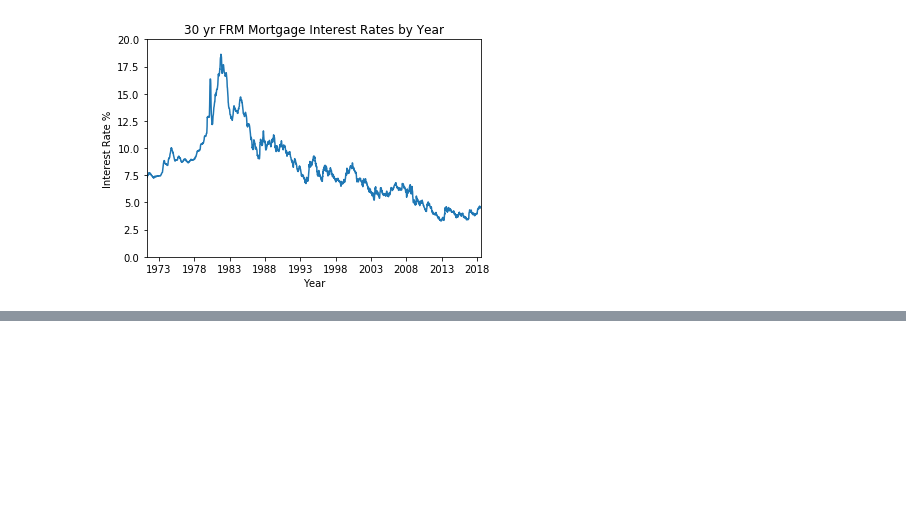
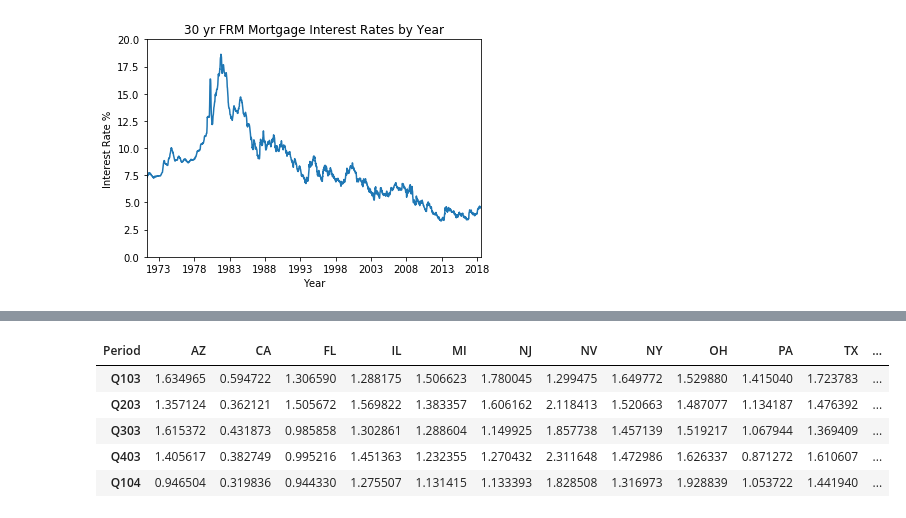
Before and after one commit to bowielh/Project1_Group1, a Jupyter notebook: Housing_Bubble.ipynb, the cells around one changed output, grey strips where cells are left out. Cells and saved outputs as stored; diff of their text form; code cells hidden in the pictures; blank space fills up the shorter version.

```diff
--- a/Housing_Bubble.ipynb
+++ b/Housing_Bubble.ipynb
@@ -133,0 +201,14 @@ df_state90.head()
+# %%
+df_state90 = df24
+df_state90.columns = quarters
+df_state90 = df_state90.set_index('Period')
+df_state90 = df_state90.transpose()
+
+df_state90.head()
+# %% [output]
+| Period | AZ | CA | FL | IL | MI | NJ | NV | NY | OH | PA | TX | ... |
+| Q103 | 1.634965 | 0.594722 | 1.306590 | 1.288175 | 1.506623 | 1.780045 | 1.299475 | 1.649772 | 1.529880 | 1.415040 | 1.723783 | ... |
+| Q203 | 1.357124 | 0.362121 | 1.505672 | 1.569822 | 1.383357 | 1.606162 | 2.118413 | 1.520663 | 1.487077 | 1.134187 | 1.476392 | ... |
+| Q303 | 1.615372 | 0.431873 | 0.985858 | 1.302861 | 1.288604 | 1.149925 | 1.857738 | 1.457139 | 1.519217 | 1.067944 | 1.369409 | ... |
+| Q403 | 1.405617 | 0.382749 | 0.995216 | 1.451363 | 1.232355 | 1.270432 | 2.311648 | 1.472986 | 1.626337 | 0.871272 | 1.610607 | ... |
+| Q104 | 0.946504 | 0.319836 | 0.944330 | 1.275507 | 1.131415 | 1.133393 | 1.828508 | 1.316973 | 1.928839 | 1.053722 | 1.441940 | ... |
```
Also changed, not shown: parts of 15 cells of this notebook.
